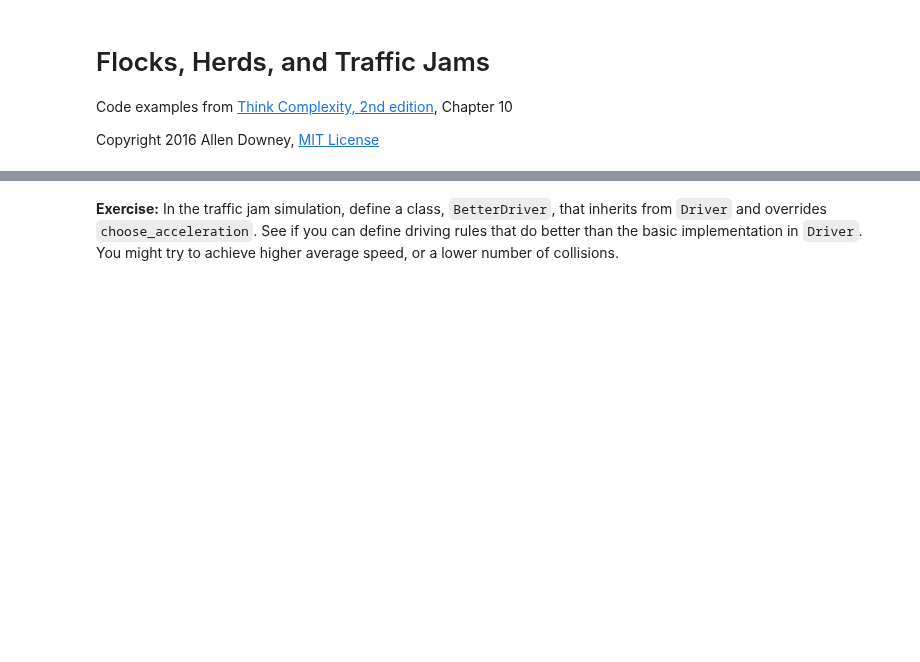
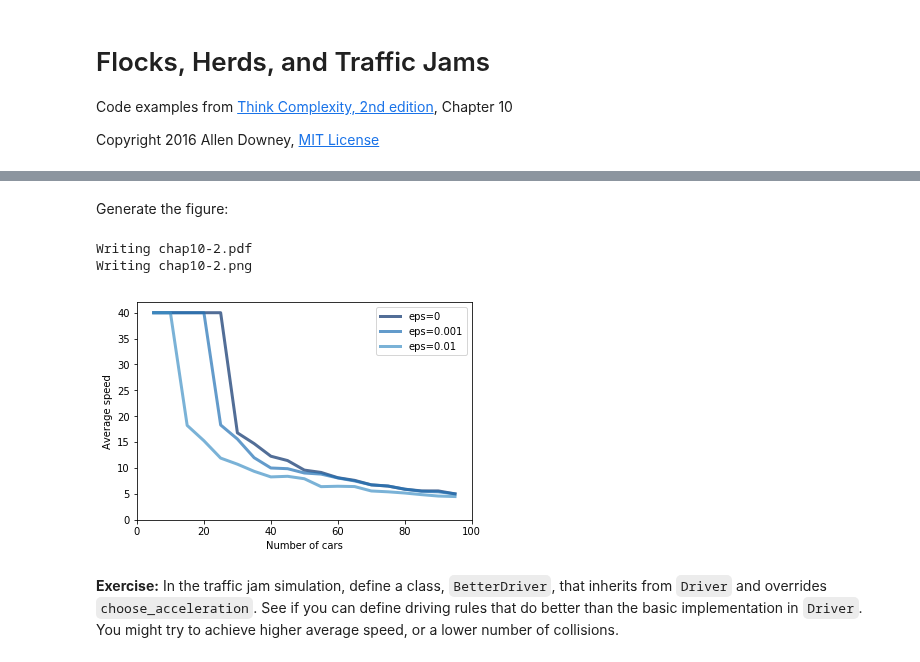
Before and after one commit to AllenDowney/ThinkComplexity2, a Jupyter notebook: code/chap10soln.ipynb, the cells around one changed output, grey strips where cells are left out. Cells and saved outputs as stored; diff of their text form; code cells hidden in the pictures; blank space fills up the shorter version.

```diff
--- a/code/chap10soln.ipynb
+++ b/code/chap10soln.ipynb
@@ -221,18 +241,24 @@ def run_simulation(eps, constructor=Driver, iters=100):
         res.append((n, highway.read_odometers() / iters))
 
     return np.transpose(res)
+# %% [markdown]
+Generate the figure:
 # %%
 RandomSeed(20)
 
 for eps in [0.0, 0.001, 0.01]:
     xs, ys = run_simulation(eps)
     thinkplot.plot(xs, ys, label='eps=%g' % eps)
 
 thinkplot.config(xlabel='Number of cars',
                  ylabel='Average speed',
                  xlim=[0, 100], ylim=[0, 42])
 
-plt.savefig('chap10-2.pdf')
+thinkplot.save('chap10-2', clf=False)
+# %% [output]
+Writing chap10-2.pdf
+Writing chap10-2.png
+[figure, added]
 # %% [markdown]
 **Exercise:** In the traffic jam simulation, define a class, `BetterDriver`,
 that inherits from `Driver` and overrides `choose_acceleration`.
```
Also changed, not shown: parts of 11 cells of this notebook, 1 other file.
